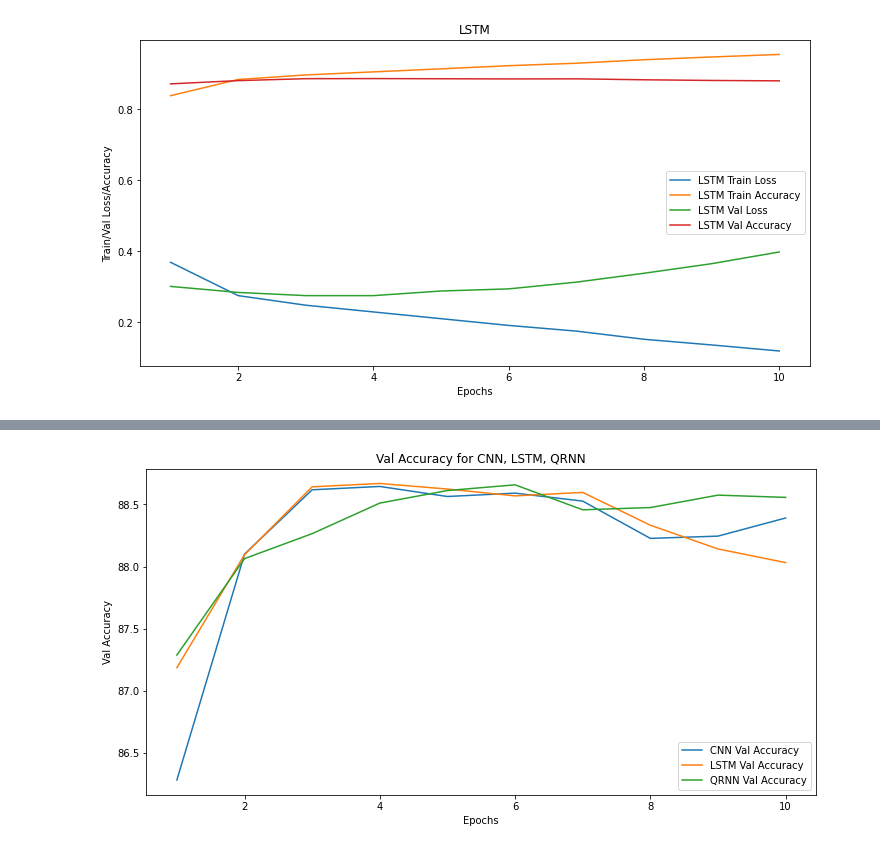
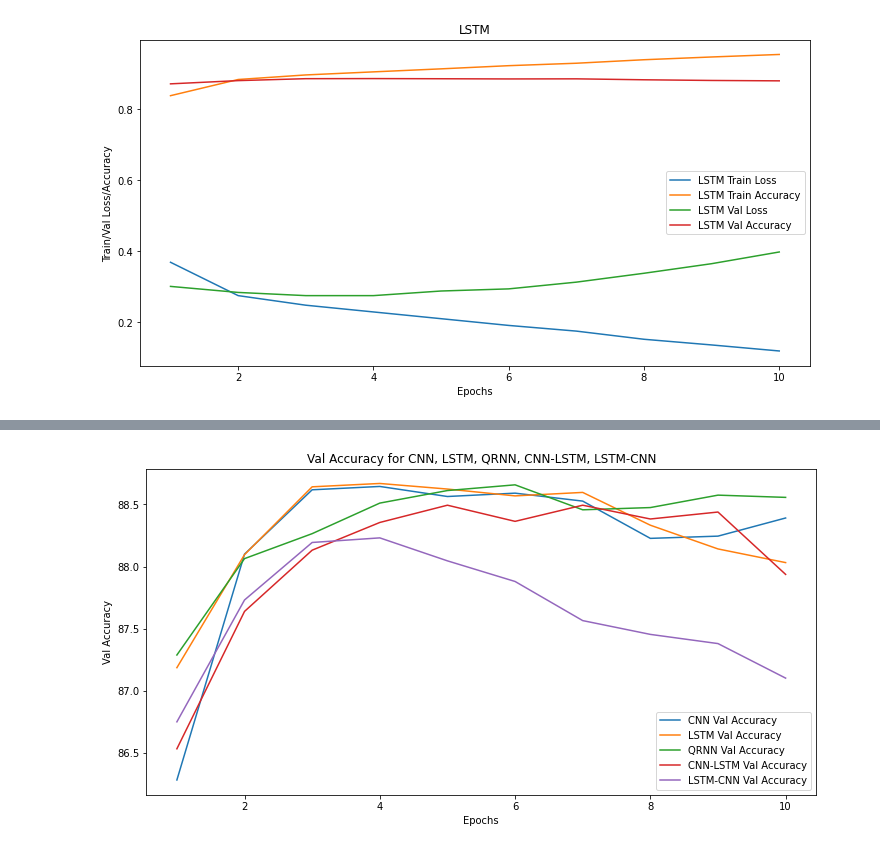
Before and after one commit to Shr2020/Sentiment-Analysis-Models-Comparative-Analysis, a Jupyter notebook: Amazon_graphs.ipynb, the cells around one changed output, grey strips where cells are left out. Cells and saved outputs as stored; diff of their text form; code cells hidden in the pictures.

```diff
--- a/Amazon_graphs.ipynb
+++ b/Amazon_graphs.ipynb
@@ -7,10 +7,14 @@ import numpy as np
 cnn_fn = "CNN_amazon.csv"
 lstm_fn = "LSTM_amazon.csv"
 qrnn_fn = "QRNN_amazon.csv"
+cnn_lstm_fn = "cnn-lstm-amazon.csv"
+lstm_cnn_fn = "lstm-cnn-amazon.csv"
 # %%
 cnn_df = pd.read_csv(cnn_fn)
 lstm_df = pd.read_csv(lstm_fn)
 qrnn_df = pd.read_csv(qrnn_fn)
+cnn_lstm_df = pd.read_csv(cnn_lstm_fn)
+lstm_cnn_df = pd.read_csv(lstm_cnn_fn)
 # %%
 cnn_df.head()
 # %% [output]
@@ -158,17 +235,21 @@ plt.show()
 # %%
 cnn_val_acc = cnn_df['val_acc'].tolist()
 lstm_val_acc = lstm_df['val_acc'].tolist()
 qrnn_val_acc = qrnn_df['val_acc'].tolist()
+cnn_lstm_val_acc = cnn_lstm_df['val_acc'].tolist()
+lstm_cnn_val_acc = lstm_cnn_df['val_acc'].tolist()
 
 plt.figure(figsize=(12,6))
 plt.plot(x, cnn_val_acc, label='CNN Val Accuracy')
 plt.plot(x, lstm_val_acc, label='LSTM Val Accuracy')
 plt.plot(x, qrnn_val_acc, label='QRNN Val Accuracy')
+plt.plot(x, cnn_lstm_val_acc, label='CNN-LSTM Val Accuracy')
+plt.plot(x, lstm_cnn_val_acc, label='LSTM-CNN Val Accuracy')
 plt.xlabel('Epochs')
 plt.ylabel('Val Accuracy')
-plt.title("Val Accuracy for CNN, LSTM, QRNN")
+plt.title("Val Accuracy for CNN, LSTM, QRNN, CNN-LSTM, LSTM-CNN")
 plt.legend()
 plt.show()
 # %% [output]
-[figure, old version]
+[figure, new version]
 # %%
```
Also changed, not shown: parts of 9 cells of this notebook, 5 other files.
